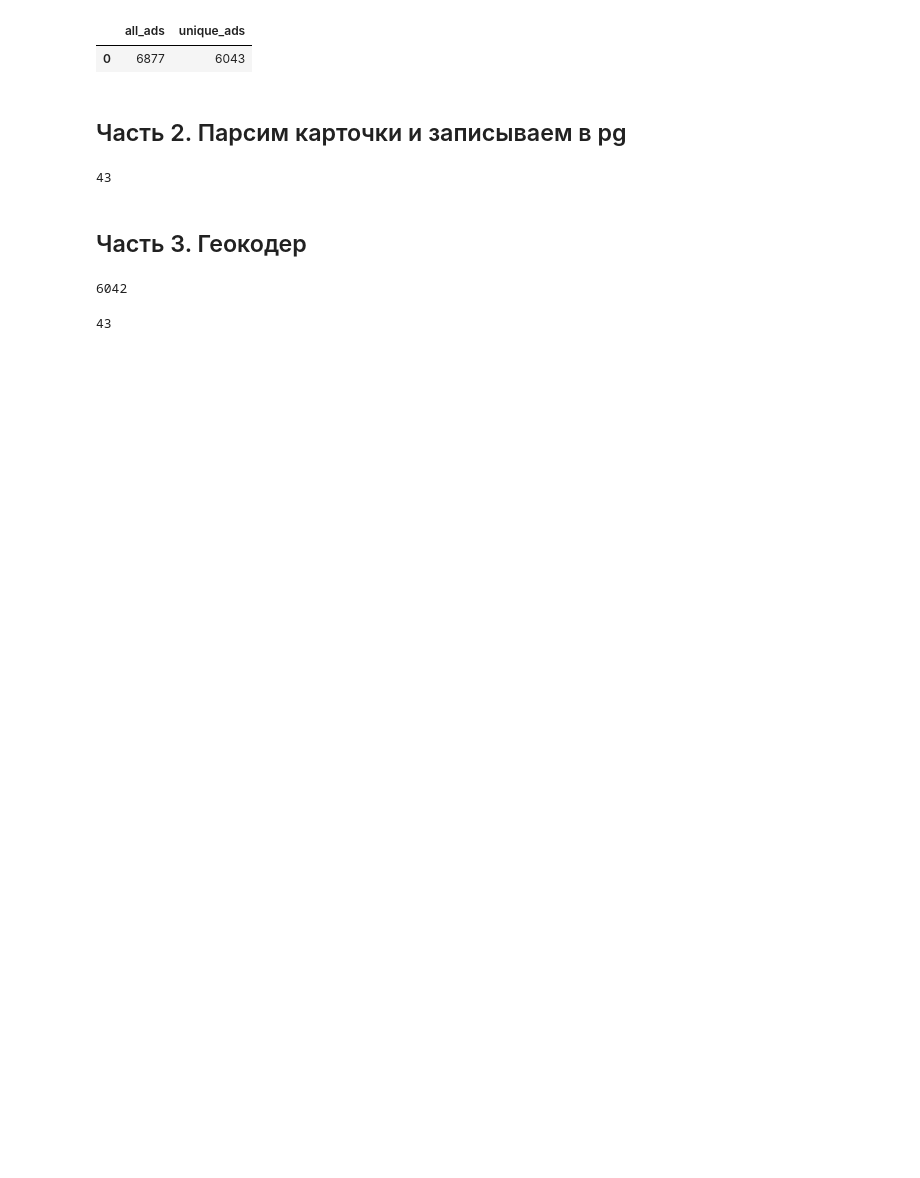
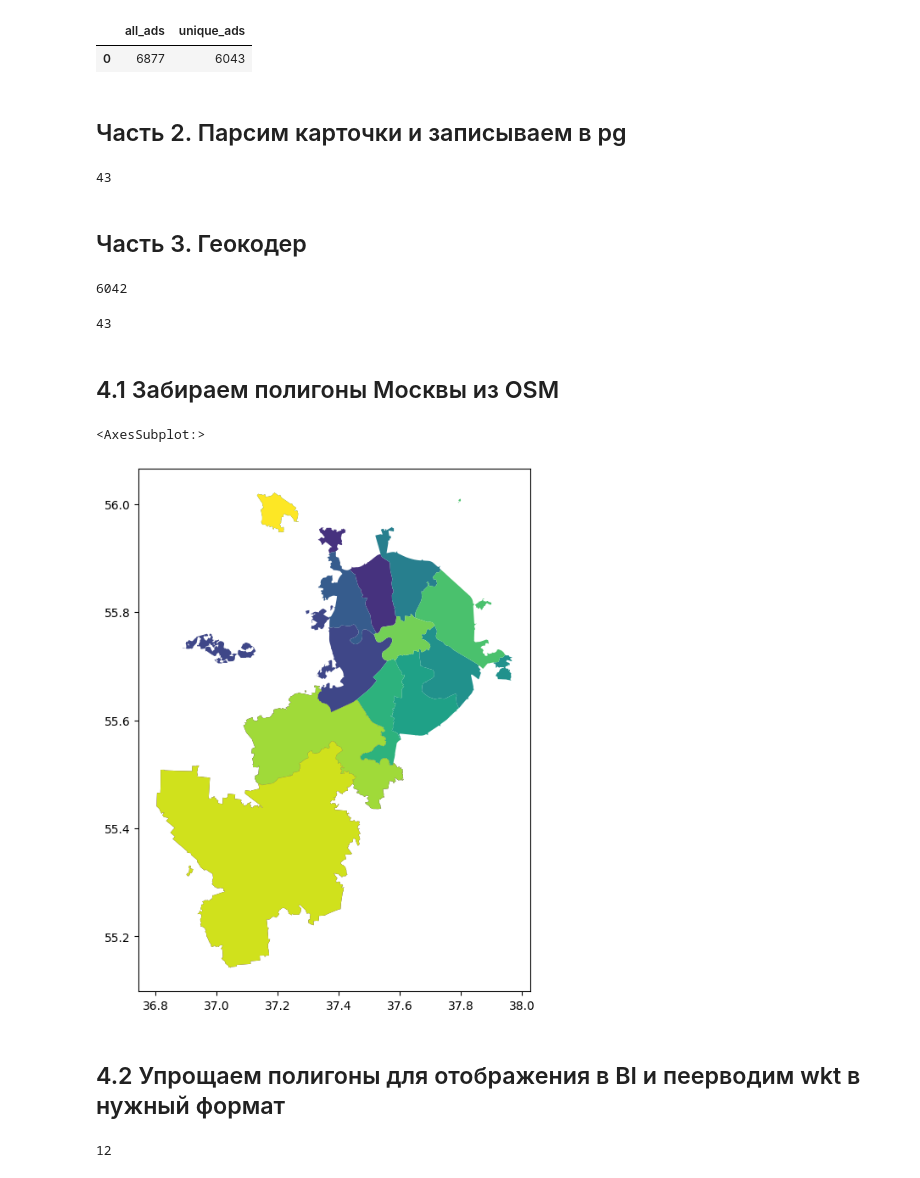
Before and after one commit to sevibogdanov/team_18, a Jupyter notebook: svb_notebook.ipynb, the cells around one changed output. Drawn from its saved outputs; the diff is of its cells as text; code cells hidden in the pictures; blank space fills up the shorter version.

Commit message:
get polygons, connect points od ads with polygons

```diff
--- a/svb_notebook.ipynb
+++ b/svb_notebook.ipynb
@@ -255,3 +255,78 @@ df_geocode.to_pickle('df_geocode.pkl')
 df_geocode.to_sql(name='geocode_table',schema='team18',con=mcfg.pg1(),if_exists='replace',index=False)
 # %% [output]
 43
+# %% [markdown]
+## 4.1 Забираем полигоны Москвы из OSM
+# %%
+import pandas as pd
+import osmnx as ox
+import warnings
+from IPython.display import clear_output
+
+tst = ox.geometries_from_place('Moscow, Russia',
+                               tags={'admin_level': '5'}) #забираем полигоны по Москве на уровне 5 (административные округа)
+tst2 = ox.geometries_from_place('Troitsky Administrative Okrug',
+                               tags={'admin_level': '5'}) #забираем Троицкий округ
+tst3 = ox.geometries_from_place('Zelenograd',
+                               tags={'admin_level': '5'}) #забираем Зеленоград
+
+df = pd.concat([tst.reset_index()
+               ,tst2.reset_index()
+               ,tst3.reset_index()]) #избавляемся от мультииндекса
+df = df[df['element_type']=='relation'][['geometry','osmid','name']] #оставляем только полигоны и убираем лишние поля
+
+clear_output()
+df.plot(cmap = "viridis",figsize=(20,8)) #проверям, что все выгрузилось верно
+# %% [output]
+<AxesSubplot:>
+[figure, added]
+# %% [markdown]
+## 4.2 Упрощаем полигоны для отображения в BI и пеерводим wkt в нужный формат
+# %%
+from shapely import wkt
+import mcfg
+
+df['wkt_simplified'] = df['geometry'].simplify(tolerance=0.0001,
+                                               preserve_topology=True) #упрощаем полигоны, сохраняя общую границу для них
+
+for column in df: #переводим в текстовый формат
+    df[column] = df[column].astype(str)
+
+def qlik_format(x):
+    '''функция для перевода из wkt в формат для BI'''
+    if 'MULTIPOLYGON' in x:
+        return x.replace('MULTIPOLYGON','')\
+        .strip()\
+        .replace(', ','],[')\
+        .replace('(','[')\
+        .replace(')',']')\
+        .replace(']]],[[[',']],[[')\
+        .replace(' ',',')
+    elif 'POLYGON' in x:
+        return '[' + x.replace('POLYGON','')\
+        .strip()\
+        .replace(', ','],[')\
+        .replace('(','[')\
+        .replace(')',']')\
+        .replace(']]],[[[',']],[[')\
+        .replace(' ',',') + ']'
+    return x
+
+df['wkt_simplified_bi'] = df['wkt_simplified'].apply(qlik_format) #добавялем колонку с форматом полигона для BI
+
+#количество символов в строке сокращается в разы, что дает существенный прирост в производительности дашборда
+# df['len1'] = df['geometry'].apply(len)
+# df['len2'] = df['wkt_simplified'].apply(len)
+
+#меняем местами широту и долготу для формата BI
+df['wkt_simplified_bi'] = df['wkt_simplified_bi'].apply(lambda x: str([[lvl2[::-1] for lvl2 in lvl1] for lvl1 in eval(x)])) # инвертируем для bi
+clear_output()
+df = df.drop_duplicates()
+
+df.to_sql(name='msc_polygons',
+          schema='team18',
+          con=mcfg.pg1(),
+          index=False,
+          if_exists='replace')
+# %% [output]
+12
```
Also changed, not shown: parts of 2 cells of this notebook.
